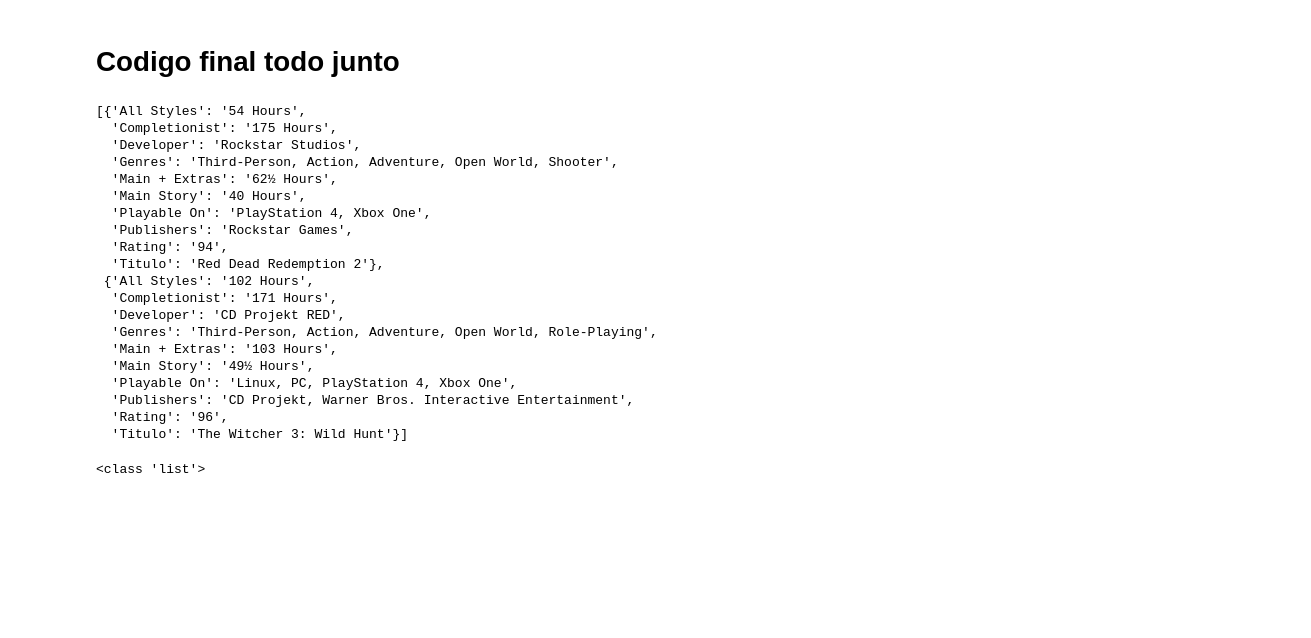
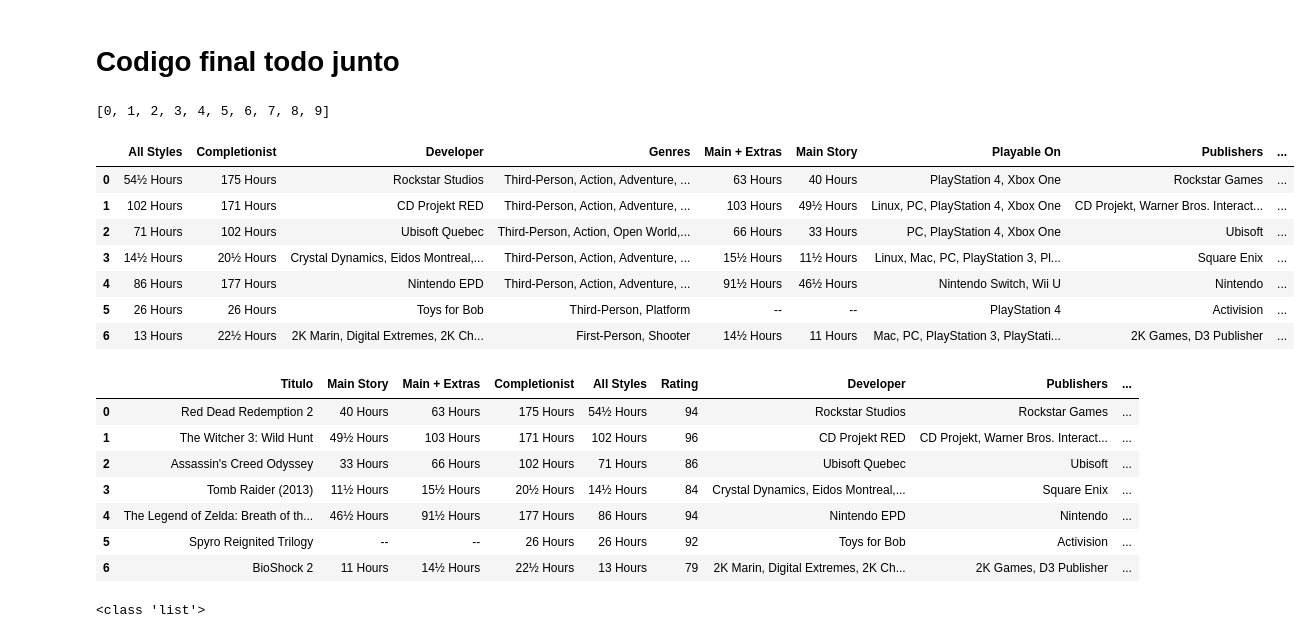
Before and after one commit to raharari/HLTB-Scrapper, a Jupyter notebook: HLTB Scrapper.ipynb, the cells around one changed output. Cells and saved outputs as stored; diff of their text form; code cells hidden in the pictures; blank space fills up the shorter version.

```diff
--- a/HLTB Scrapper.ipynb
+++ b/HLTB Scrapper.ipynb
@@ -46,8 +49,12 @@ def log_error(e):
     print(e)
 # %% [markdown]
 # Codigo final todo junto
+# %%
+ids = list(range(10000))
+# %% [output]
+[0, 1, 2, 3, 4, 5, 6, 7, 8, 9]
 # %%
-ids = [27100,10270]
+ids = [27100,10270,57503,10469,38019,55358,1066,11111]
 # %%
 ##Loopeo sobre los id de la URL
 games = []
@@ -107,23 +119,14 @@ for id in ids:
-# %%
-games
-# %% [output]
-[{'All Styles': '54 Hours',
-  'Completionist': '175 Hours',
-  'Developer': 'Rockstar Studios',
-  'Genres': 'Third-Person, Action, Adventure, Open World, Shooter',
-  'Main + Extras': '62½ Hours',
-  'Main Story': '40 Hours',
-  'Playable On': 'PlayStation 4, Xbox One',
-  'Publishers': 'Rockstar Games',
-  'Rating': '94',
-  'Titulo': 'Red Dead Redemption 2'},
- {'All Styles': '102 Hours',
-  'Completionist': '171 Hours',
-  'Developer': 'CD Projekt RED',
-  'Genres': 'Third-Person, Action, Adventure, Open World, Role-Playing',
-  'Main + Extras': '103 Hours',
-  'Main Story': '49½ Hours',
-  'Playable On': 'Linux, PC, PlayStation 4, Xbox One',
-  'Publishers': 'CD Projekt, Warner Bros. Interactive Entertainment',
-  'Rating': '96',
-  'Titulo': 'The Witcher 3: Wild Hunt'}]
+# %%
+import pandas as pd
+games_df = pd.DataFrame(games)
+# %%
+games_df
+# %% [output]
+|  | All Styles | Completionist | Developer | Genres | Main + Extras | Main Story | Playable On | Publishers | ... |
+| 0 | 54½ Hours | 175 Hours | Rockstar Studios | Third-Person, Action, Adventure, ... | 63 Hours | 40 Hours | PlayStation 4, Xbox One | Rockstar Games | ... |
+| 1 | 102 Hours | 171 Hours | CD Projekt RED | Third-Person, Action, Adventure, ... | 103 Hours | 49½ Hours | Linux, PC, PlayStation 4, Xbox One | CD Projekt, Warner Bros. Interact... | ... |
+| 2 | 71 Hours | 102 Hours | Ubisoft Quebec | Third-Person, Action, Open World,... | 66 Hours | 33 Hours | PC, PlayStation 4, Xbox One | Ubisoft | ... |
+| 3 | 14½ Hours | 20½ Hours | Crystal Dynamics, Eidos Montreal,... | Third-Person, Action, Adventure, ... | 15½ Hours | 11½ Hours | Linux, Mac, PC, PlayStation 3, Pl... | Square Enix | ... |
+| 4 | 86 Hours | 177 Hours | Nintendo EPD | Third-Person, Action, Adventure, ... | 91½ Hours | 46½ Hours | Nintendo Switch, Wii U | Nintendo | ... |
+| 5 | 26 Hours | 26 Hours | Toys for Bob | Third-Person, Platform | -- | -- | PlayStation 4 | Activision | ... |
+| 6 | 13 Hours | 22½ Hours | 2K Marin, Digital Extremes, 2K Ch... | First-Person, Shooter | 14½ Hours | 11 Hours | Mac, PC, PlayStation 3, PlayStati... | 2K Games, D3 Publisher | ... |
@@ -130,3 +135,14 @@ games
+# %%
+games_df
+# %% [output]
+|  | Titulo | Main Story | Main + Extras | Completionist | All Styles | Rating | Developer | Publishers | ... |
+| 0 | Red Dead Redemption 2 | 40 Hours | 63 Hours | 175 Hours | 54½ Hours | 94 | Rockstar Studios | Rockstar Games | ... |
+| 1 | The Witcher 3: Wild Hunt | 49½ Hours | 103 Hours | 171 Hours | 102 Hours | 96 | CD Projekt RED | CD Projekt, Warner Bros. Interact... | ... |
+| 2 | Assassin's Creed Odyssey | 33 Hours | 66 Hours | 102 Hours | 71 Hours | 86 | Ubisoft Quebec | Ubisoft | ... |
+| 3 | Tomb Raider (2013) | 11½ Hours | 15½ Hours | 20½ Hours | 14½ Hours | 84 | Crystal Dynamics, Eidos Montreal,... | Square Enix | ... |
+| 4 | The Legend of Zelda: Breath of th... | 46½ Hours | 91½ Hours | 177 Hours | 86 Hours | 94 | Nintendo EPD | Nintendo | ... |
+| 5 | Spyro Reignited Trilogy | -- | -- | 26 Hours | 26 Hours | 92 | Toys for Bob | Activision | ... |
+| 6 | BioShock 2 | 11 Hours | 14½ Hours | 22½ Hours | 13 Hours | 79 | 2K Marin, Digital Extremes, 2K Ch... | 2K Games, D3 Publisher | ... |
 # %%
 print(type(games))
 # %% [output]
```
Also changed, not shown: parts of 4 cells of this notebook.
